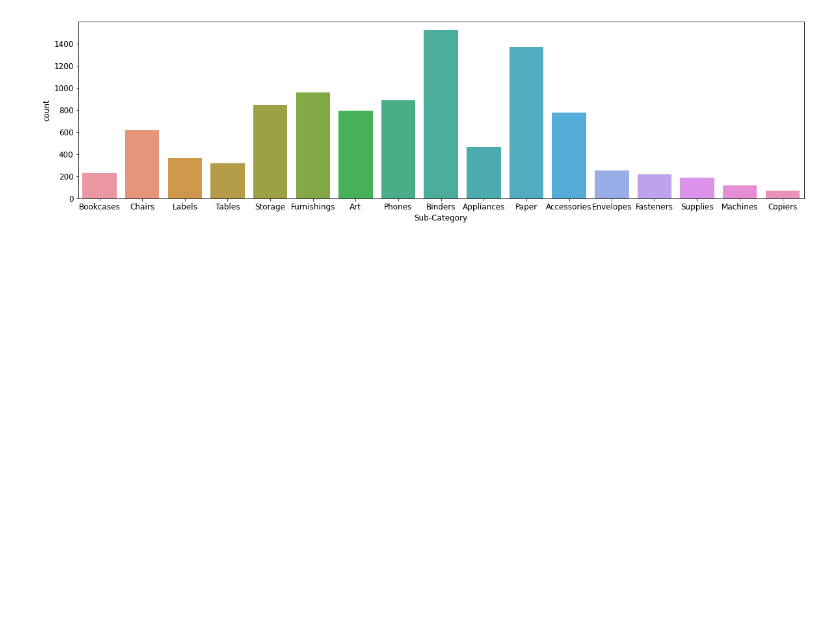
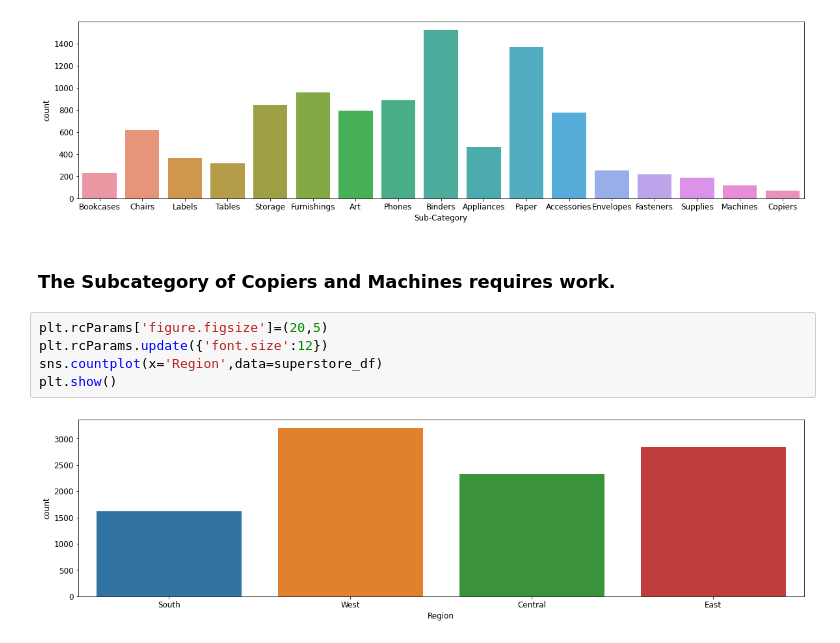
Before and after one commit to vivekkum-ar/SuperCenter-Data-EDA, a Jupyter notebook: EDA-on-superstore-dataset.ipynb, the cells around one changed output. Cells and saved outputs as stored; diff of their text form; blank space fills up the shorter version.

Commit message:
Visualization: Region wise

```diff
--- a/EDA-on-superstore-dataset.ipynb
+++ b/EDA-on-superstore-dataset.ipynb
@@ -475,3 +475,12 @@ sns.countplot(x='Sub-Category',data=superstore_df)
 plt.show()
 # %% [output]
 [figure]
+# %% [markdown]
+### The Subcategory of Copiers and Machines requires work.
+# %%
+plt.rcParams['figure.figsize']=(20,5)
+plt.rcParams.update({'font.size':12})
+sns.countplot(x='Region',data=superstore_df)
+plt.show()
+# %% [output]
+[figure, added]
```
Also changed, not shown: parts of 2 cells of this notebook.
